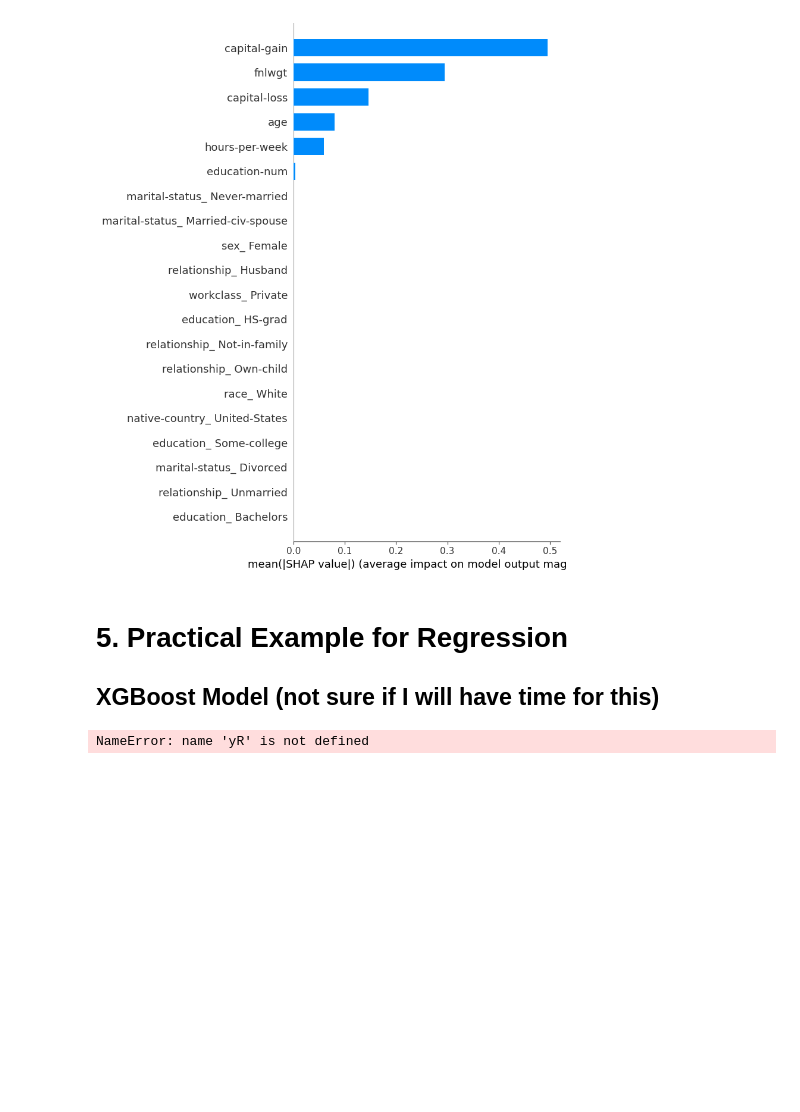
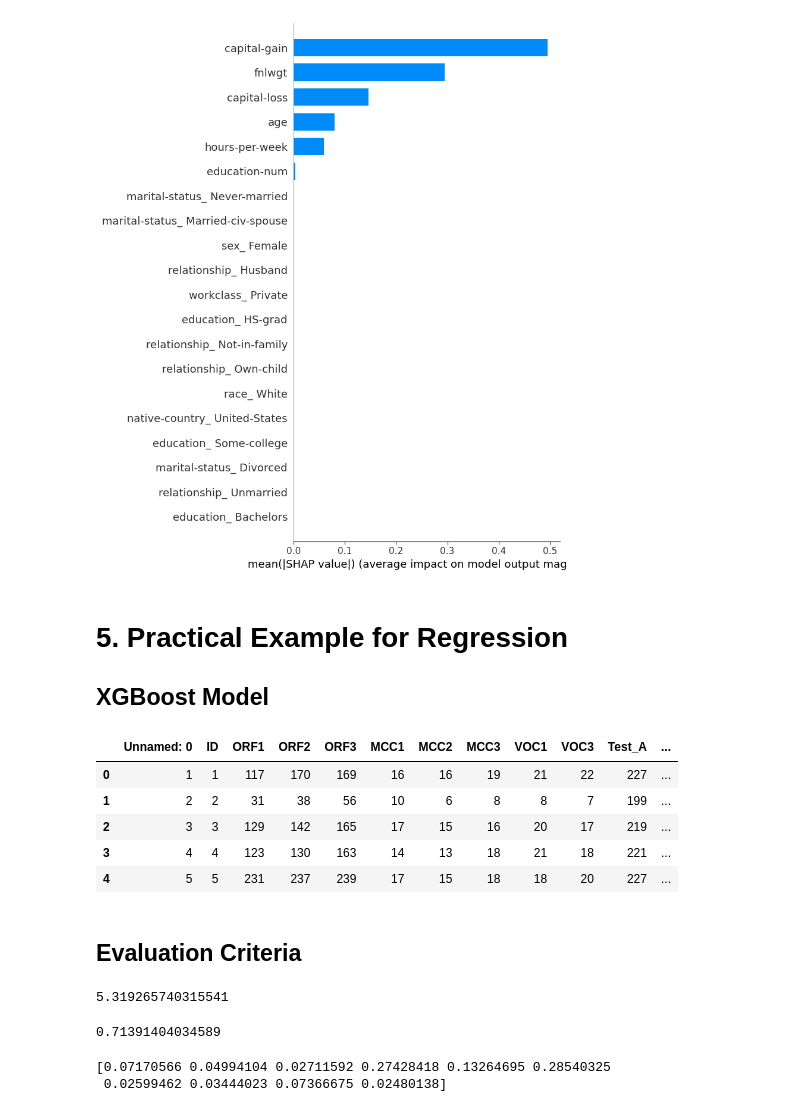
Before and after one commit to jkyleroberts/ML_Train_LASI, a Jupyter notebook: Educ_ML.ipynb, the cells around one changed output. Saved outputs shown, nothing was run; the diff lists cells and outputs as text; code cells hidden in the pictures; blank space fills up the shorter version.

```diff
--- a/Educ_ML.ipynb
+++ b/Educ_ML.ipynb
@@ -142,6 +146,6 @@ shap.summary_plot(feature_importance_val1, X_train, plot_type="bar")
 # %% [markdown]
 # 5. Practical Example for Regression
 
-## XGBoost Model (not sure if I will have time for this)
+## XGBoost Model
 # %%
 from xgboost import XGBRegressor
@@ -150,4 +151,0 @@ xgb_regress = XGBRegressor(booster = 'gbtree', objective = 'reg:squarederror', m
-# %%
-model_score2 = cross_val_score(xgb_regress, X, yR, scoring='neg_mean_squared_error', cv=5)
-# %% [output]
-NameError: name 'yR' is not defined
@@ -157,0 +152,10 @@ print('RMSE mean: %0.3f' % (rmse.mean()))
+# %%
+cbm = pd.read_csv('Data/easyCBM.csv')
+cbm.head()
+# %% [output]
+|  | Unnamed: 0 | ID | ORF1 | ORF2 | ORF3 | MCC1 | MCC2 | MCC3 | VOC1 | VOC3 | Test_A | ... |
+| 0 | 1 | 1 | 117 | 170 | 169 | 16 | 16 | 19 | 21 | 22 | 227 | ... |
+| 1 | 2 | 2 | 31 | 38 | 56 | 10 | 6 | 8 | 8 | 7 | 199 | ... |
+| 2 | 3 | 3 | 129 | 142 | 165 | 17 | 15 | 16 | 20 | 17 | 219 | ... |
+| 3 | 4 | 4 | 123 | 130 | 163 | 14 | 13 | 18 | 21 | 18 | 221 | ... |
+| 4 | 5 | 5 | 231 | 237 | 239 | 17 | 15 | 18 | 18 | 20 | 227 | ... |
@@ -157,0 +183,20 @@ print('RMSE mean: %0.3f' % (rmse.mean()))
+# %% [markdown]
+## Evaluation Criteria
+# %%
+# Compute root mean squared error (rmse)
+from sklearn.metrics import mean_squared_error as MSE
+MSE(y2_test, y2_pred)**0.5
+# %% [output]
+5.319265740315541
+# %%
+# Compute R^2
+from sklearn import metrics
+metrics.r2_score(y2_test,y2_pred)
+# %% [output]
+0.71391404034589
+# %%
+# feature importance
+print(xg_reg.feature_importances_)
+# %% [output]
+[0.07170566 0.04994104 0.02711592 0.27428418 0.13264695 0.28540325
+ 0.02599462 0.03444023 0.07366675 0.02480138]
```
Also changed, not shown: parts of 7 cells of this notebook, 2 other files.
